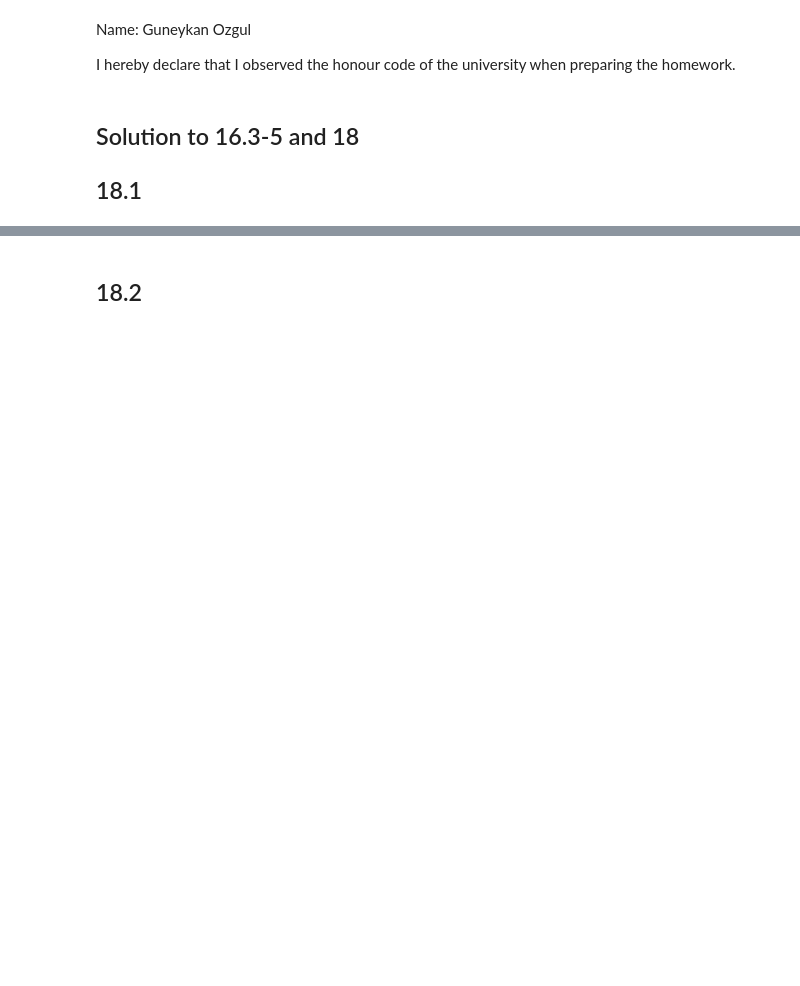
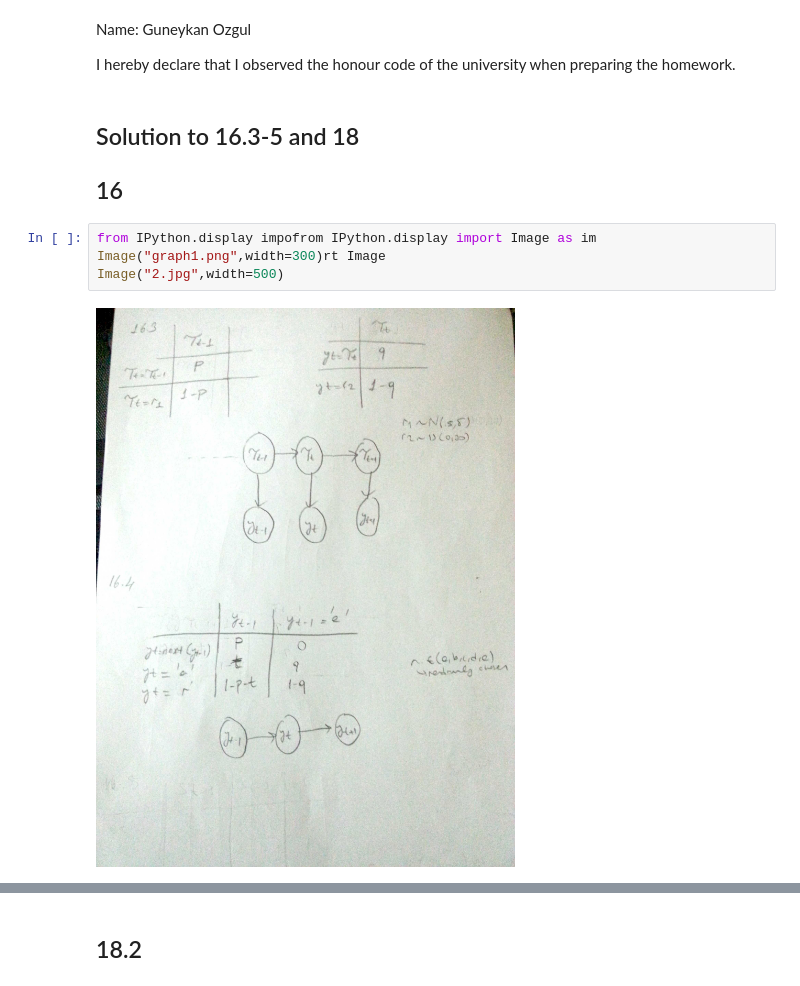
Before and after one commit to CMPE547-Spring-2017-Bogazici/hw3, a Jupyter notebook: Markov Chain of Letters.ipynb, the cells around one changed output, grey strips where cells are left out. Drawn from its saved outputs; the diff is of its cells as text; blank space fills up the shorter version.

```diff
--- a/Markov Chain of Letters.ipynb
+++ b/Markov Chain of Letters.ipynb
@@ -4,4 +4,11 @@ Name: Guneykan Ozgul
 I hereby declare that I observed the honour code of the university when preparing the homework.
 # %% [markdown]
 ## Solution to 16.3-5 and 18
-## 18.1
+
+## 16
+# %%
+from IPython.display impofrom IPython.display import Image as im
+Image("graph1.png",width=300)rt Image
+Image("2.jpg",width=500)
+# %% [output]
+[figure, added]
```
Also changed, not shown: parts of 5 cells of this notebook, 3 other files.
